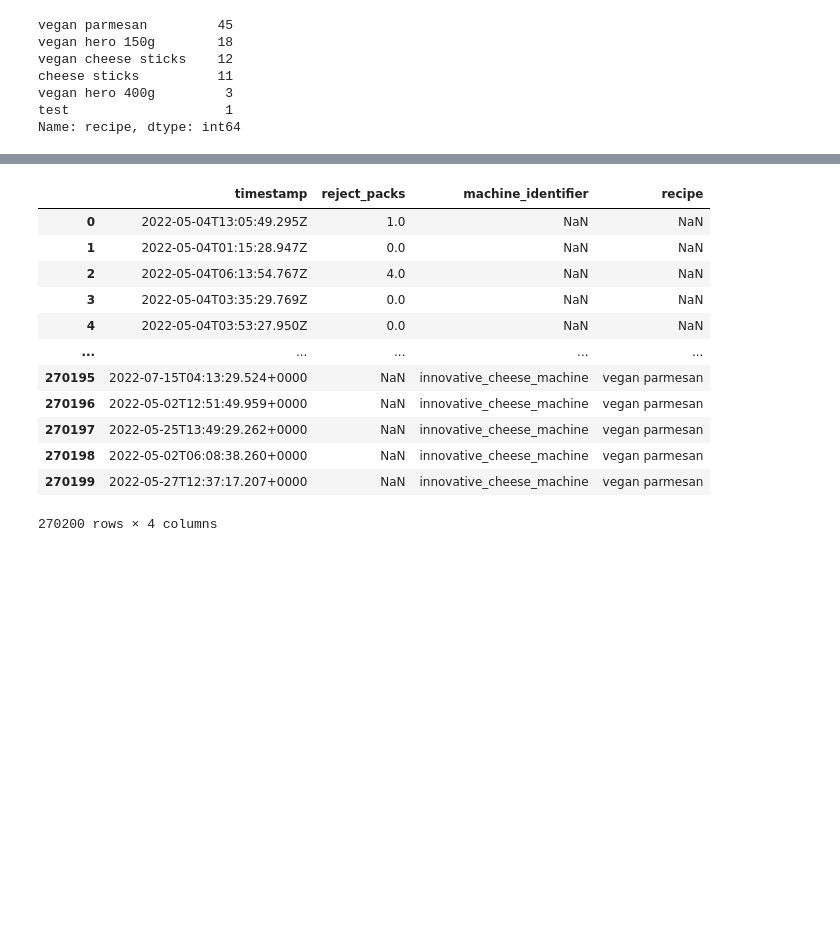
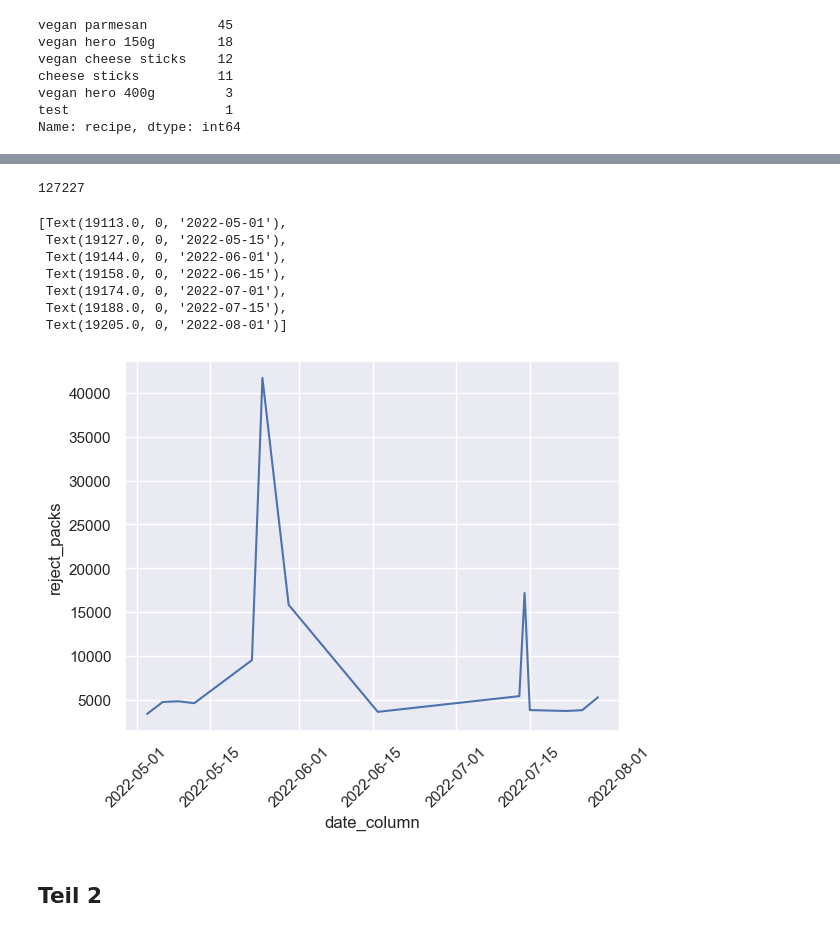
Before and after one commit to Timbo3399/Aufgabe_Multivac, a Jupyter notebook: Aufgabenstellung Data Analytics/Aufgabe 2.ipynb, the cells around one changed output, grey strips where cells are left out. Saved outputs shown, nothing was run; the diff lists cells and outputs as text; code cells hidden in the pictures; blank space fills up the shorter version.

```diff
--- a/Aufgabenstellung Data Analytics/Aufgabe 2.ipynb
+++ b/Aufgabenstellung Data Analytics/Aufgabe 2.ipynb
@@ -91,2 +34,6 @@ Name: timestamp, Length: 270136, dtype: int64
+# %%
+recipe_data_vegan_parmesan['date_column'] = pd.to_datetime(recipe_data_vegan_parmesan['timestamp']).dt.date
+# %%
+package_data1['date_column'] = pd.to_datetime(package_data1['timestamp']).dt.date
 # %%
-df3 = package_data1.merge(recipe_data_vegan_parmesan, on='timestamp')
+df1 = pd.merge(package_data1, recipe_data_vegan_parmesan, on=["date_column"])
@@ -159,16 +40,20 @@ df4 = pd.merge(package_data1, recipe_data_vegan_parmesan, on=["timestamp"],how="
-# %%
-df4
-# %% [output]
-|  | timestamp | reject_packs | machine_identifier | recipe |
-| 0 | 2022-05-04T13:05:49.295Z | 1.0 | NaN | NaN |
-| 1 | 2022-05-04T01:15:28.947Z | 0.0 | NaN | NaN |
-| 2 | 2022-05-04T06:13:54.767Z | 4.0 | NaN | NaN |
-| 3 | 2022-05-04T03:35:29.769Z | 0.0 | NaN | NaN |
-| 4 | 2022-05-04T03:53:27.950Z | 0.0 | NaN | NaN |
-| ... | ... | ... | ... | ... |
-| 270195 | 2022-07-15T04:13:29.524+0000 | NaN | innovative_cheese_machine | vegan parmesan |
-| 270196 | 2022-05-02T12:51:49.959+0000 | NaN | innovative_cheese_machine | vegan parmesan |
-| 270197 | 2022-05-25T13:49:29.262+0000 | NaN | innovative_cheese_machine | vegan parmesan |
-| 270198 | 2022-05-02T06:08:38.260+0000 | NaN | innovative_cheese_machine | vegan parmesan |
-| 270199 | 2022-05-27T12:37:17.207+0000 | NaN | innovative_cheese_machine | vegan parmesan |
-270200 rows × 4 columns
+# %%
+df2 = df1.groupby("date_column").sum(list)
+# %%
+df2["reject_packs"].sum()
+# %% [output]
+127227
+# %%
+g = sns.lineplot(x="date_column", y="reject_packs", data=df2)
+g.set_xticklabels(g.get_xticklabels(), rotation=45)
+# %% [output]
+[Text(19113.0, 0, '2022-05-01'),
+ Text(19127.0, 0, '2022-05-15'),
+ Text(19144.0, 0, '2022-06-01'),
+ Text(19158.0, 0, '2022-06-15'),
+ Text(19174.0, 0, '2022-07-01'),
+ Text(19188.0, 0, '2022-07-15'),
+ Text(19205.0, 0, '2022-08-01')]
+[figure, added]
+# %% [markdown]
+## Teil 2
```
Also changed, not shown: parts of 24 cells of this notebook, 2 other files.
